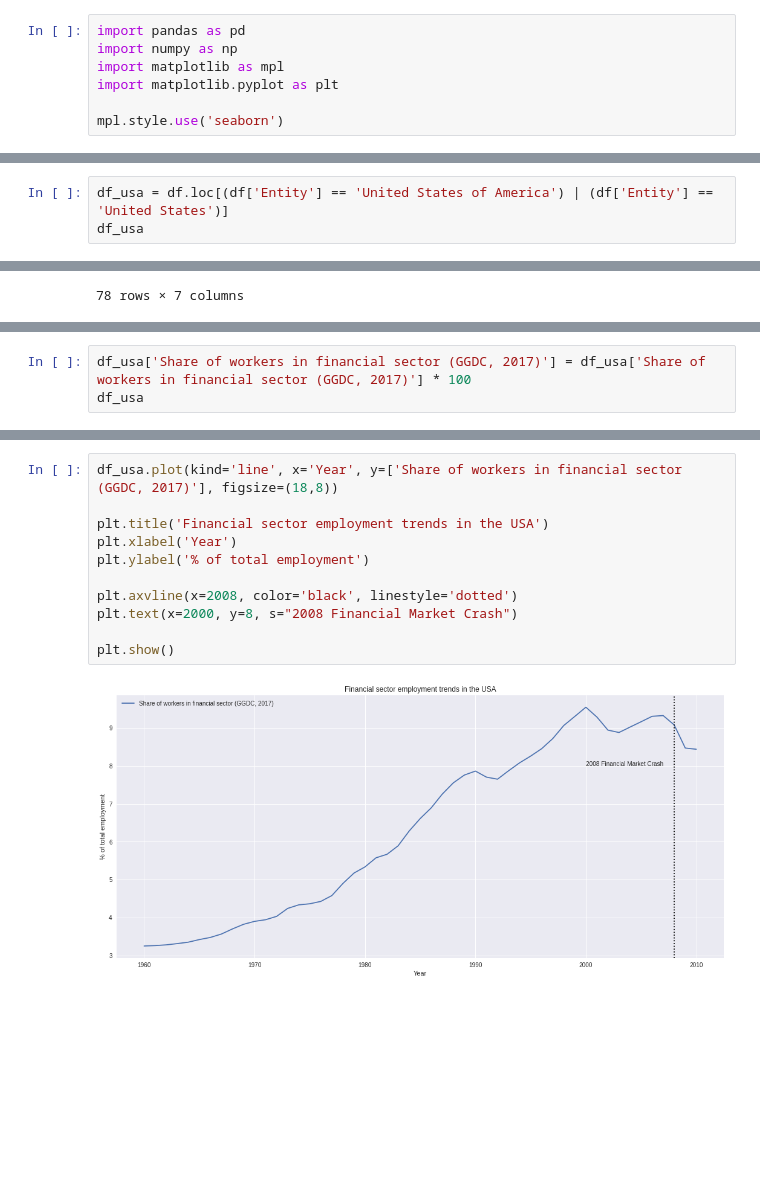
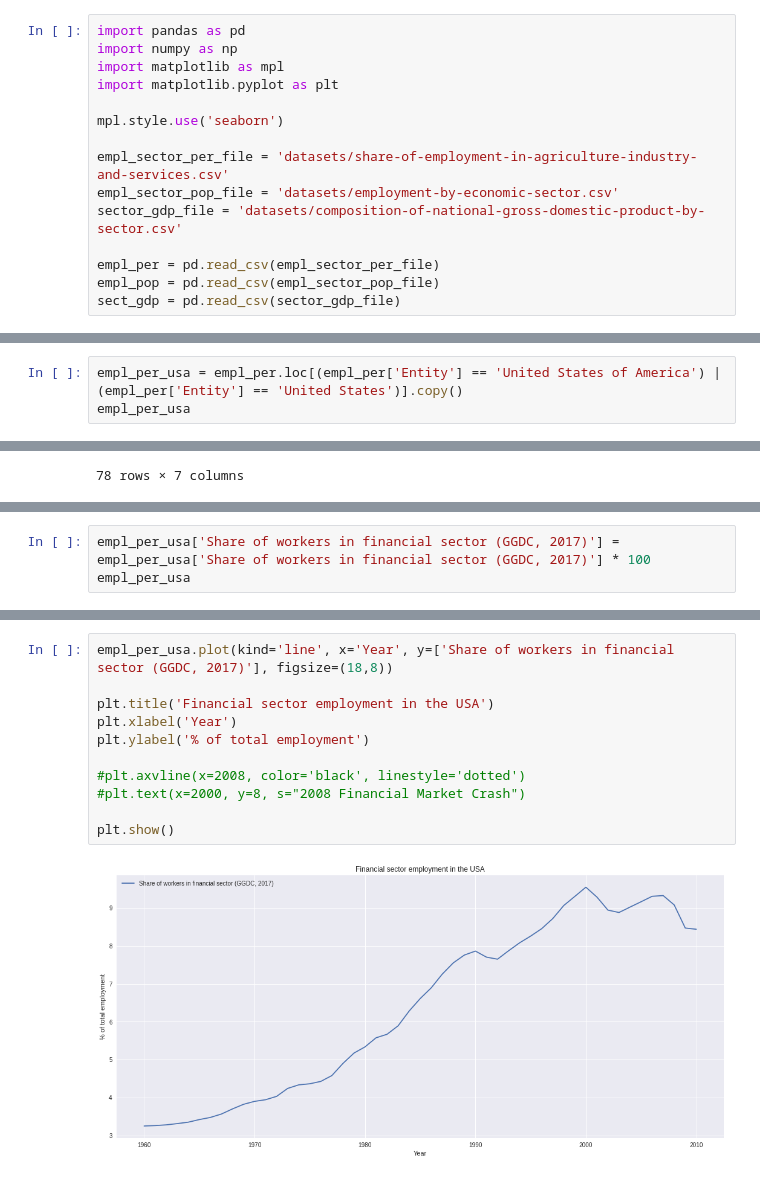
Before and after one commit to tousif-k/labor-and-employment-data, a Jupyter notebook: empl_trends.ipynb, the cells around one changed output, grey strips where cells are left out. Cells and saved outputs as stored; diff of their text form; blank space fills up the shorter version.

```diff
--- a/empl_trends.ipynb
+++ b/empl_trends.ipynb
@@ -9,3 +9,11 @@ import matplotlib as mpl
 import matplotlib.pyplot as plt
 
 mpl.style.use('seaborn')
+
+empl_sector_per_file = 'datasets/share-of-employment-in-agriculture-industry-and-services.csv'
+empl_sector_pop_file = 'datasets/employment-by-economic-sector.csv'
+sector_gdp_file = 'datasets/composition-of-national-gross-domestic-product-by-sector.csv'
+
+empl_per = pd.read_csv(empl_sector_per_file)
+empl_pop = pd.read_csv(empl_sector_pop_file)
+sect_gdp = pd.read_csv(sector_gdp_file)
@@ -26,8 +31,8 @@ df.size
 # %% [output]
 52248
 # %%
-df_usa = df.loc[(df['Entity'] == 'United States of America') | (df['Entity'] == 'United States')]
-df_usa
+empl_per_usa = empl_per.loc[(empl_per['Entity'] == 'United States of America') | (empl_per['Entity'] == 'United States')].copy()
+empl_per_usa
 # %% [output]
 |  | Entity | Code | Year | Employment in agriculture (% of t... | Employment in industry (% of tota... | Employment in services (% of tota... | ... |
 | 7032 | United States | USA | 1991 | 2.794 | 24.655001 | 72.551003 | ... |
@@ -52,6 +57,6 @@ Index(['Entity', 'Code', 'Year',
        'Share of workers in financial sector (GGDC, 2017)'],
       dtype='object')
 # %%
-df_usa['Share of workers in financial sector (GGDC, 2017)'] = df_usa['Share of workers in financial sector (GGDC, 2017)'] * 100
-df_usa
+empl_per_usa['Share of workers in financial sector (GGDC, 2017)'] = empl_per_usa['Share of workers in financial sector (GGDC, 2017)'] * 100
+empl_per_usa
 # %% [output]
@@ -86,13 +125,13 @@ plt.show()
 # %%
-df_usa.plot(kind='line', x='Year', y=['Share of workers in financial sector (GGDC, 2017)'], figsize=(18,8))
+empl_per_usa.plot(kind='line', x='Year', y=['Share of workers in financial sector (GGDC, 2017)'], figsize=(18,8))
 
-plt.title('Financial sector employment trends in the USA')
+plt.title('Financial sector employment in the USA')
 plt.xlabel('Year')
 plt.ylabel('% of total employment')
 
-plt.axvline(x=2008, color='black', linestyle='dotted')
-plt.text(x=2000, y=8, s="2008 Financial Market Crash")
+#plt.axvline(x=2008, color='black', linestyle='dotted')
+#plt.text(x=2000, y=8, s="2008 Financial Market Crash")
 
 plt.show()
 # %% [output]
-[figure, old version]
+[figure, new version]
```
Also changed, not shown: parts of 14 cells of this notebook.
